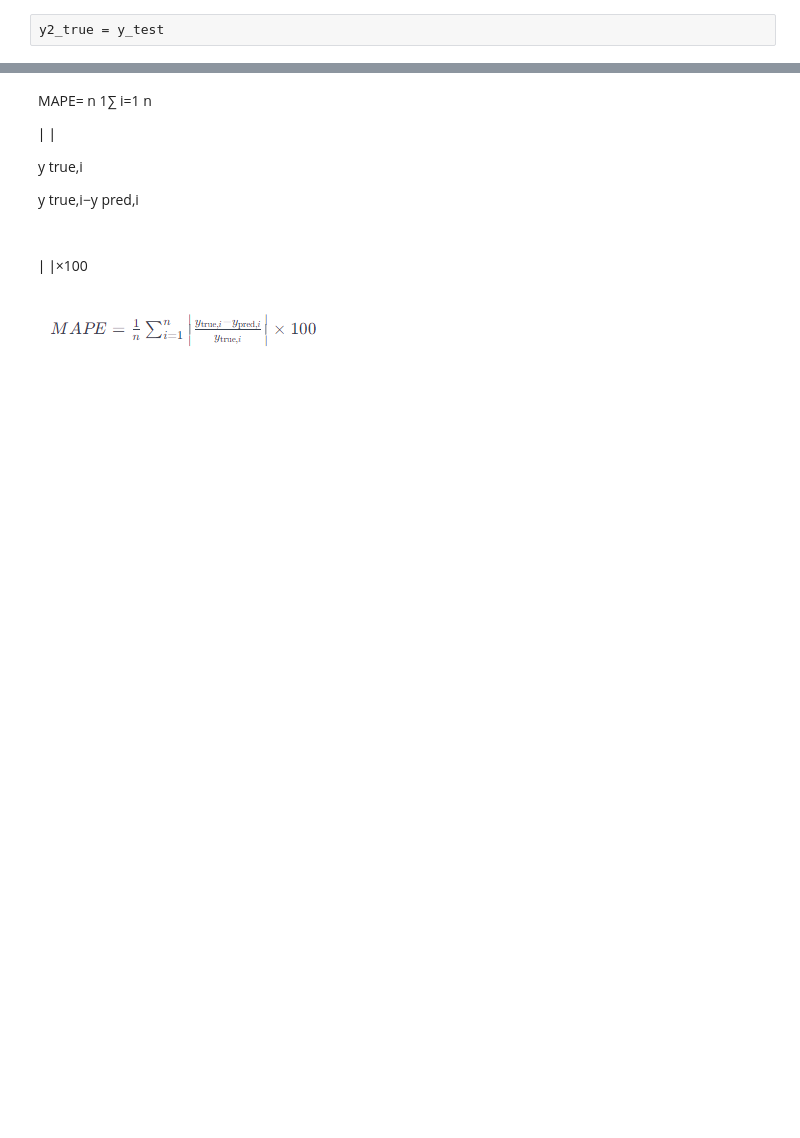
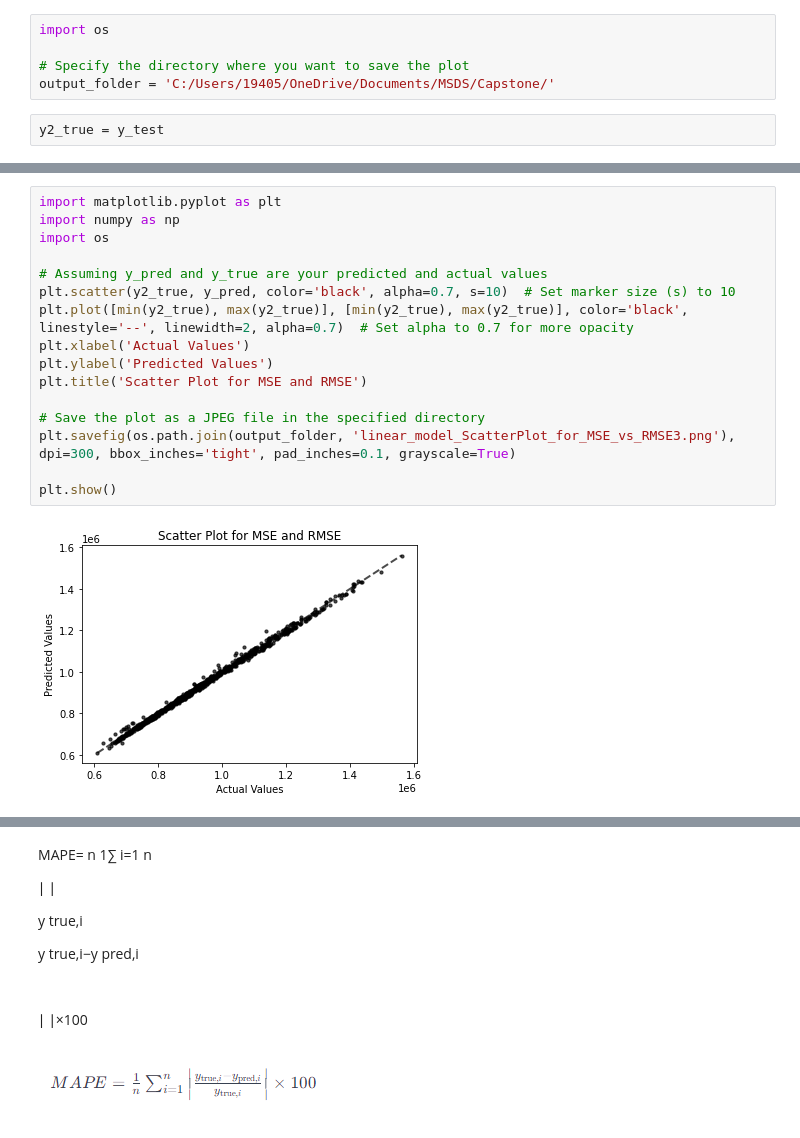
Before and after one commit to ReuvenDerner/MSDS_6120_Capstone_ARW, a Jupyter notebook: Capstone Data Project-Agg.ipynb, the cells around one changed output, grey strips where cells are left out. Cells and saved outputs as stored; diff of their text form; blank space fills up the shorter version.

```diff
--- a/Capstone Data Project-Agg.ipynb
+++ b/Capstone Data Project-Agg.ipynb
@@ -570,6 +570,11 @@ Example: An explained variance score of
 99.69% of the variance in the energy demand is explained by your model.
 
 In summary, your regression model is performing exceptionally well. The high R² score and explained variance suggest that your model captures a significant portion of the variability in total energy demand. The MSE, MAE, and RMSE values indicate that, on average, your model's predictions are very close to the actual energy demand values. These metrics collectively suggest that your model is accurate and reliable for predicting daily total energy demand.
+# %%
+import os
+
+# Specify the directory where you want to save the plot
+output_folder = 'C:/Users/19405/OneDrive/Documents/MSDS/Capstone/'
 # %%
 y2_true = y_test
 # %%
@@ -582,6 +591,24 @@ plt.title('Scatter Plot for MSE and RMSE')
 plt.show()
 # %% [output]
 [figure]
+# %%
+import matplotlib.pyplot as plt
+import numpy as np
+import os
+
+# Assuming y_pred and y_true are your predicted and actual values
+plt.scatter(y2_true, y_pred, color='black', alpha=0.7, s=10)  # Set marker size (s) to 10
+plt.plot([min(y2_true), max(y2_true)], [min(y2_true), max(y2_true)], color='black', linestyle='--', linewidth=2, alpha=0.7)  # Set alpha to 0.7 for more opacity
+plt.xlabel('Actual Values')
+plt.ylabel('Predicted Values')
+plt.title('Scatter Plot for MSE and RMSE')
+
+# Save the plot as a JPEG file in the specified directory
+plt.savefig(os.path.join(output_folder, 'linear_model_ScatterPlot_for_MSE_vs_RMSE3.png'), dpi=300, bbox_inches='tight', pad_inches=0.1, grayscale=True)
+
+plt.show()
+# %% [output]
+[figure, added]
 # %%
 plt.scatter(y2_true, np.abs(y2_true - y_pred), alpha=0.5)
 plt.xlabel('Actual Values')
```
Also changed, not shown: parts of 24 cells of this notebook.
